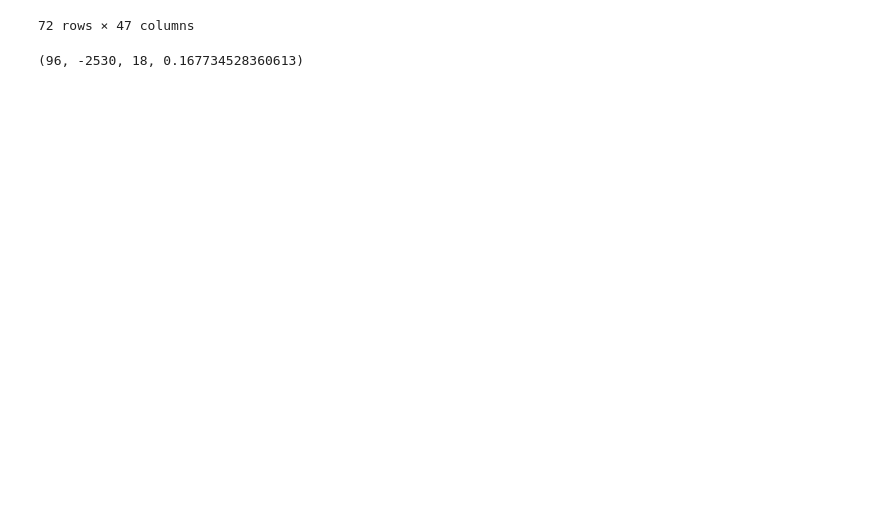
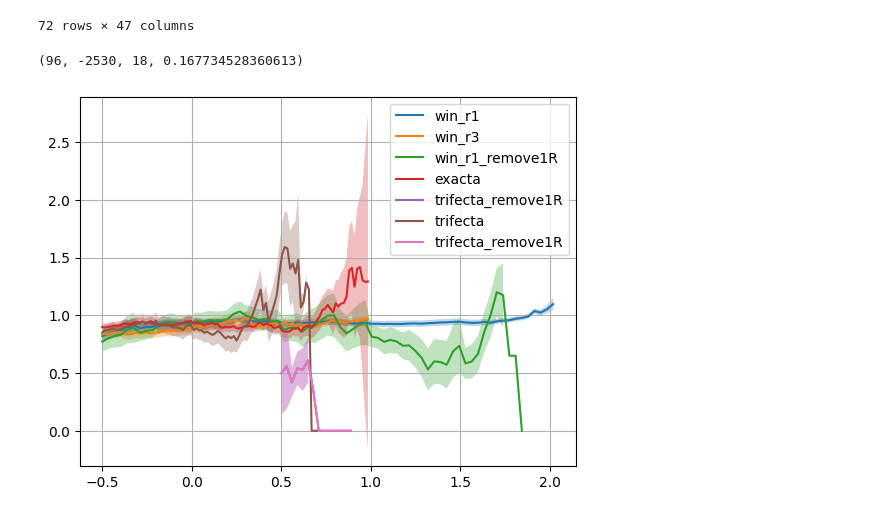
Before and after one commit to sakokazuki/kyotei-ai, a Jupyter notebook: main.ipynb, the cells around one changed output. Cells and saved outputs as stored; diff of their text form; code cells hidden in the pictures; blank space fills up the shorter version.

```diff
--- a/main.ipynb
+++ b/main.ipynb
@@ -495,0 +687,22 @@ df
+# %%
+importlib.reload(mev)
+gain2 = mev.Gain2(models, 'BWK', return_table.data_p, lower=0, n_samples=100, t_range_r1 = [-0.5, 3], t_range_r3=[-0.5, 1])
+# %%
+importlib.reload(mev)
+win_r1 = mev.win_r1_return(gain2)
+win_r3 = mev.win_r3_return(gain2)
+win_r1_remove1R = mev.win_r1_remove1R_return(gain2)
+exacta = mev.exacta_return(gain2)
+exacta_reveme1R = mev.exacta_remove1R_return(gain2)
+trifecta = mev.trifecta_return(gain2)
+trifecta_remove1R = mev.trifecta_remove1R_return(gain)
+# %%
+plot(win_r1, 'win_r1')
+plot(win_r3, 'win_r3')
+plot(win_r1_remove1R, 'win_r1_remove1R')
+plot(exacta, 'exacta')
+plot(trifecta_remove1R, 'trifecta_remove1R')
+plot(trifecta, 'trifecta')
+plot(trifecta_remove1R, 'trifecta_remove1R')
+# %% [output]
+[figure, added]
```
Also changed, not shown: parts of 54 cells of this notebook, 1 other file.
